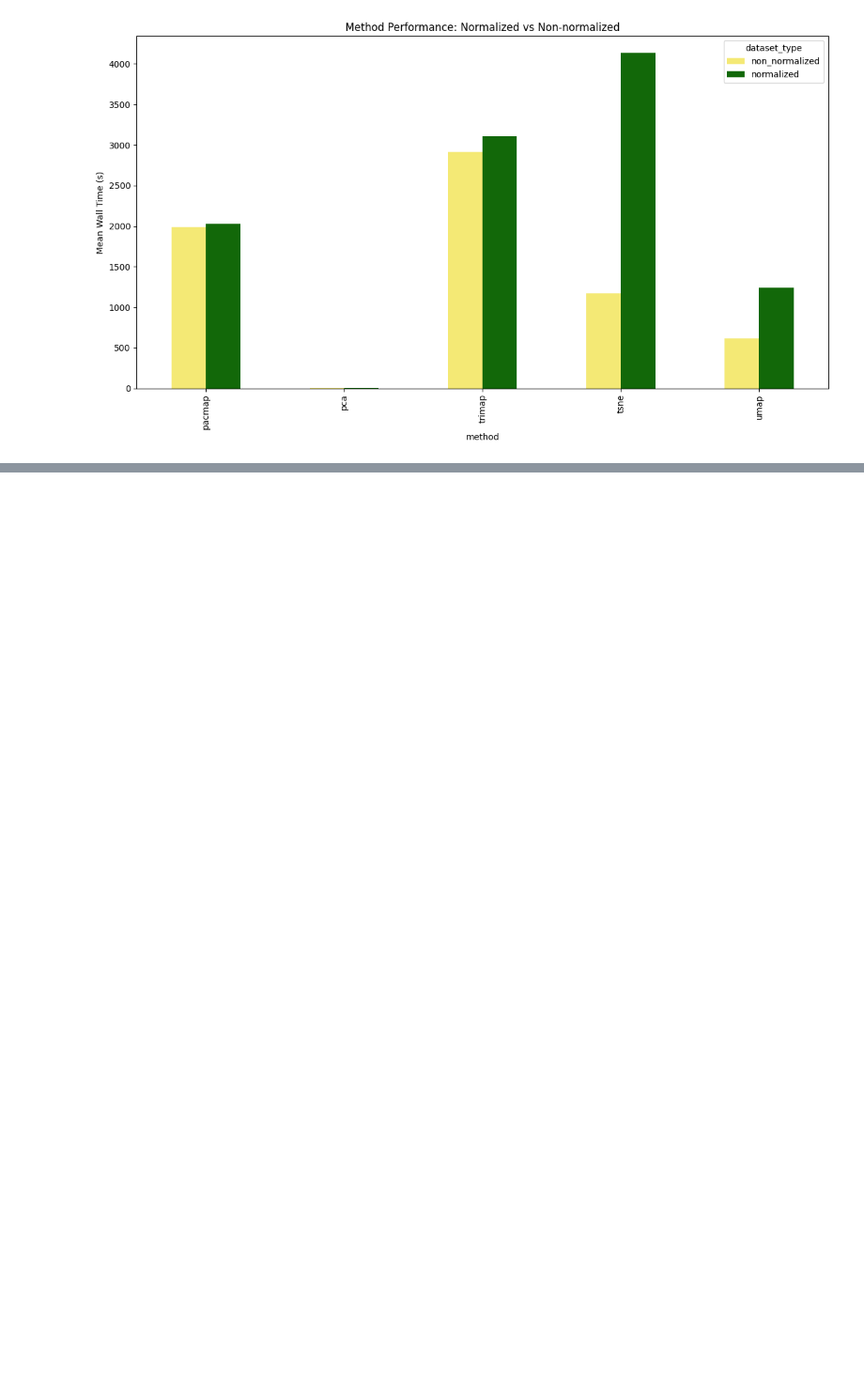
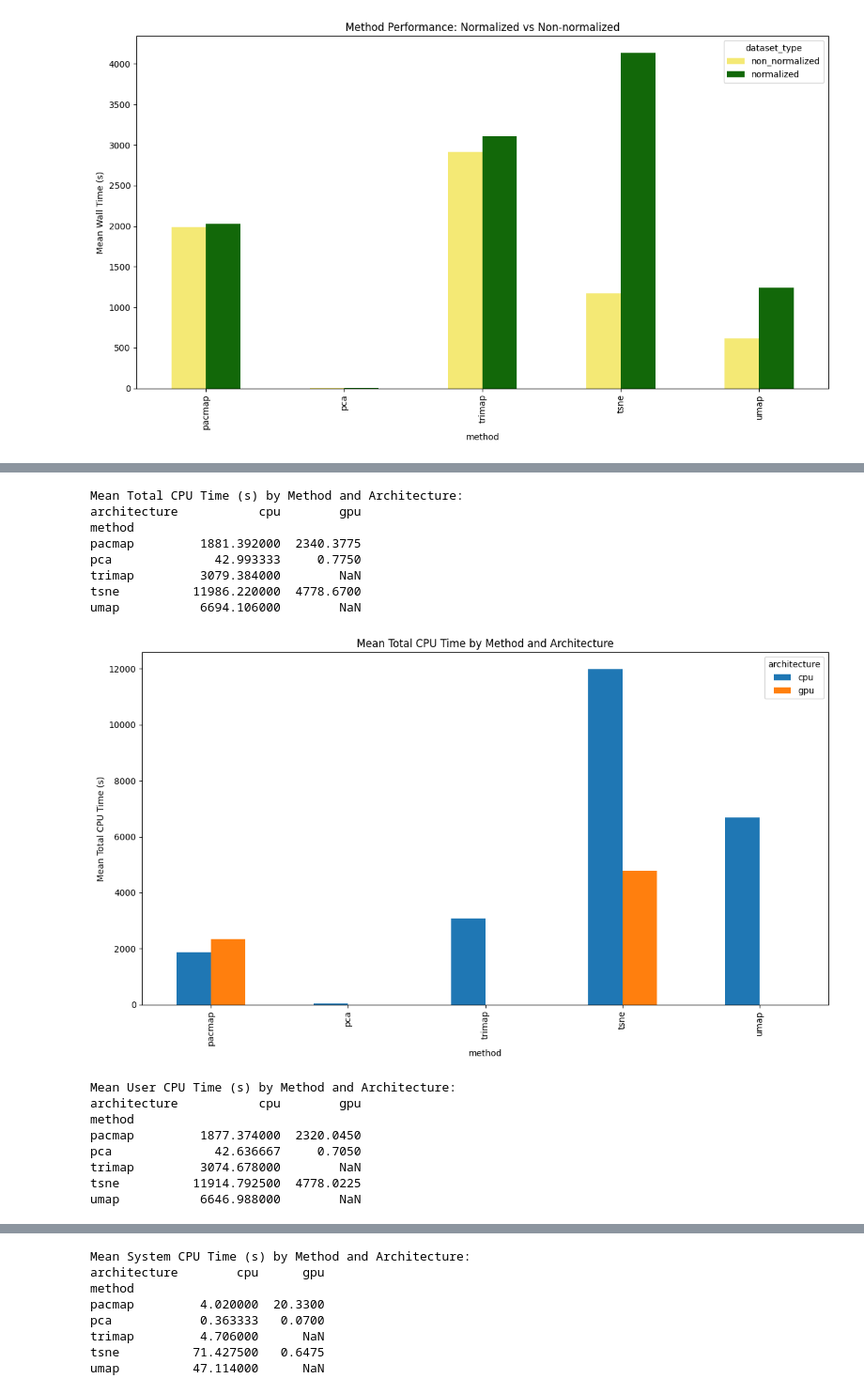
Before and after one commit to pniaczek/LSC_Dimensionality_Reduction, a Jupyter notebook: results_analysis/results_analysis.ipynb, the cells around one changed output, grey strips where cells are left out. Shown at 94% size. Drawn from its saved outputs; the diff is of its cells as text; code cells hidden in the pictures; blank space fills up the shorter version.

```diff
--- a/results_analysis/results_analysis.ipynb
+++ b/results_analysis/results_analysis.ipynb
@@ -724,0 +789,54 @@ umap              618.327143  1240.035000
+# %%
+if 'cpu_time_total_s' in df_experiments.columns and df_experiments['cpu_time_total_s'].notna().any():
+    print("\nMean Total CPU Time (s) by Method and Architecture:")
+    mean_cpu_total_time = df_experiments.groupby(['method', 'architecture'])['cpu_time_total_s'].mean().unstack()
+    print(mean_cpu_total_time)
+
+    if not mean_cpu_total_time.empty:
+        mean_cpu_total_time.plot(kind='bar', figsize=(12, 7), title='Mean Total CPU Time by Method and Architecture')
+        plt.ylabel("Mean Total CPU Time (s)")
+        plt.tight_layout()
+        plt.show()
+
+# You can do the same for user and system CPU times if desired
+if 'cpu_time_user_s' in df_experiments.columns and df_experiments['cpu_time_user_s'].notna().any():
+    print("\nMean User CPU Time (s) by Method and Architecture:")
+    mean_cpu_user_time = df_experiments.groupby(['method', 'architecture'])['cpu_time_user_s'].mean().unstack()
+    print(mean_cpu_user_time)
+    if not mean_cpu_user_time.empty:
+        mean_cpu_user_time.plot(kind='bar', figsize=(12, 7), title='Mean User CPU Time by Method and Architecture')
+        plt.ylabel("Mean User CPU Time (s)")
+        plt.tight_layout()
+        plt.show()
+else:
+    print("\n'cpu_time_user_s' column not found or contains all NaNs.")
+
+if 'cpu_time_sys_s' in df_experiments.columns and df_experiments['cpu_time_sys_s'].notna().any():
+    print("\nMean System CPU Time (s) by Method and Architecture:")
+    mean_cpu_sys_time = df_experiments.groupby(['method', 'architecture'])['cpu_time_sys_s'].mean().unstack()
+    print(mean_cpu_sys_time)
+    if not mean_cpu_sys_time.empty:
+        mean_cpu_sys_time.plot(kind='bar', figsize=(12, 7), title='Mean System CPU Time by Method and Architecture')
+        plt.ylabel("Mean System CPU Time (s)")
+        plt.tight_layout()
+        plt.show()
+else:
+    print("\n'cpu_time_sys_s' column not found or contains all NaNs.")
+# %% [output]
+Mean Total CPU Time (s) by Method and Architecture:
+architecture           cpu        gpu
+method
+pacmap         1881.392000  2340.3775
+pca              42.993333     0.7750
+trimap         3079.384000        NaN
+tsne          11986.220000  4778.6700
+umap           6694.106000        NaN
+[figure, added]
+Mean User CPU Time (s) by Method and Architecture:
+architecture           cpu        gpu
+method
+pacmap         1877.374000  2320.0450
+pca              42.636667     0.7050
+trimap         3074.678000        NaN
+tsne          11914.792500  4778.0225
+umap           6646.988000        NaN
@@ -724,0 +844,8 @@ umap              618.327143  1240.035000
+Mean System CPU Time (s) by Method and Architecture:
+architecture        cpu      gpu
+method
+pacmap         4.020000  20.3300
+pca            0.363333   0.0700
+trimap         4.706000      NaN
+tsne          71.427500   0.6475
+umap          47.114000      NaN
```
Also changed, not shown: parts of 10 cells of this notebook.
